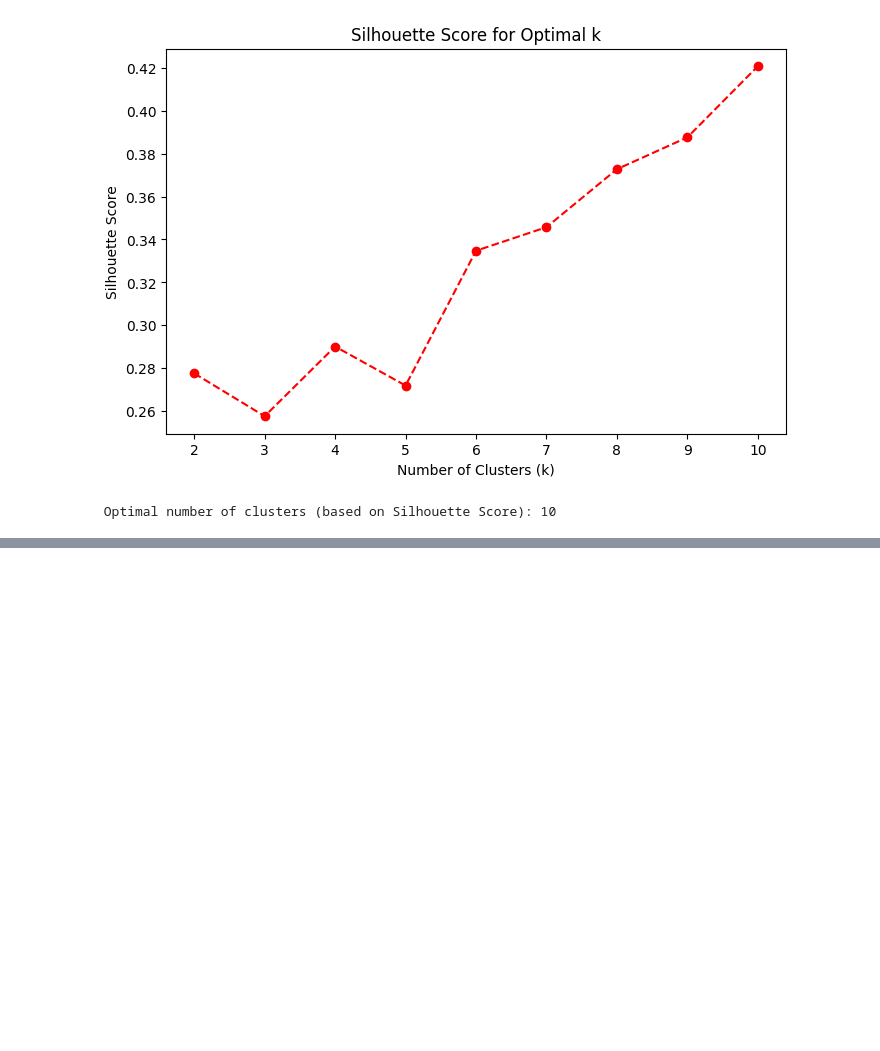
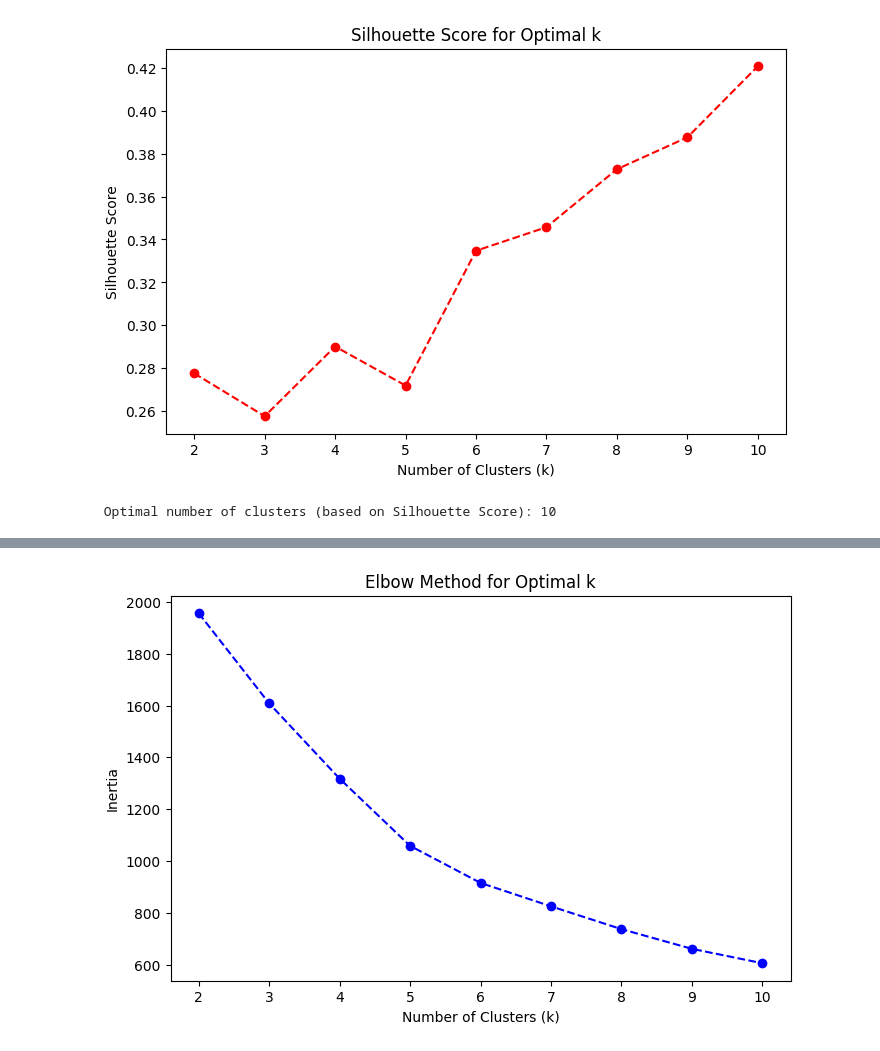
Before and after one commit to vigneshwar315/machinelearning, a Jupyter notebook: MLAssignment_2.ipynb, the cells around one changed output, grey strips where cells are left out. Cells and saved outputs as stored; diff of their text form; code cells hidden in the pictures; blank space fills up the shorter version.

```diff
--- a/MLAssignment_2.ipynb
+++ b/MLAssignment_2.ipynb
@@ -145,0 +141,82 @@ Cluster
+# %%
+
+import pandas as pd
+import matplotlib.pyplot as plt
+import seaborn as sns
+from sklearn.preprocessing import StandardScaler
+from sklearn.cluster import KMeans
+from sklearn.metrics import silhouette_score
+
+df = pd.read_csv('/content/Wholesale customers data.csv')
+
+print("✅ Dataset loaded successfully!\n")
+print(df.head())
+
+print("\nDataset Info:\n")
+print(df.info())
+print("\nMissing values:\n", df.isnull().sum())
+
+features = ['Fresh', 'Milk', 'Grocery', 'Frozen', 'Detergents_Paper', 'Delicassen']
+X = df[features]
+
+scaler = StandardScaler()
+X_scaled = scaler.fit_transform(X)
+
+inertia = []
+K = range(2, 11)
+
+for k in K:
+    model = KMeans(n_clusters=k, random_state=42, n_init=10)
+    model.fit(X_scaled)
+    inertia.append(model.inertia_)
+
+plt.figure(figsize=(8, 5))
+plt.plot(K, inertia, 'bo--')
+plt.xlabel('Number of Clusters (k)')
+plt.ylabel('Inertia')
+plt.title('Elbow Method for Optimal k')
+plt.show()
+
+
+silhouette_scores = []
+for k in K:
+    kmeans = KMeans(n_clusters=k, random_state=42, n_init=10)
+    kmeans.fit(X_scaled)
+    score = silhouette_score(X_scaled, kmeans.labels_)
+    silhouette_scores.append(score)
+
+plt.figure(figsize=(8, 5))
+plt.plot(K, silhouette_scores, 'ro--')
+plt.xlabel('Number of Clusters (k)')
+plt.ylabel('Silhouette Score')
+plt.title('Silhouette Score for Optimal k')
+plt.show()
+
+optimal_k = K[silhouette_scores.index(max(silhouette_scores))]
+print(f"\n✅ Optimal number of clusters based on Silhouette Score: {optimal_k}")
+
+final_k = 5
+
+kmeans = KMeans(n_clusters=final_k, random_state=42, n_init=10)
+df['Cluster'] = kmeans.fit_predict(X_scaled)
+
+cluster_centers = pd.DataFrame(scaler.inverse_transform(kmeans.cluster_centers_), columns=features)
+print("\nCluster Centers (original scale):\n")
+print(cluster_centers)
+
+plt.figure(figsize=(10, 6))
+sns.heatmap(cluster_centers, annot=True, fmt=".1f", cmap="coolwarm")
+plt.title("Cluster Centers Heatmap (Wholesale Customers)")
+plt.show()
+
+sns.pairplot(df, vars=['Milk', 'Grocery', 'Detergents_Paper'], hue='Cluster', palette='tab10')
+plt.suptitle("Cluster Visualization (Selected Features)", y=1.02)
+plt.show()
+
+final_score = silhouette_score(X_scaled, df['Cluster'])
+print(f"\n✅ Silhouette Score for k={final_k}: {final_score:.3f}")
+
+
+print("\nCluster Distribution:")
+print(df['Cluster'].value_counts())
+# %% [output]
@@ -145,0 +240 @@ Cluster
+[figure, added]
```
Also changed, not shown: parts of 6 cells of this notebook.
